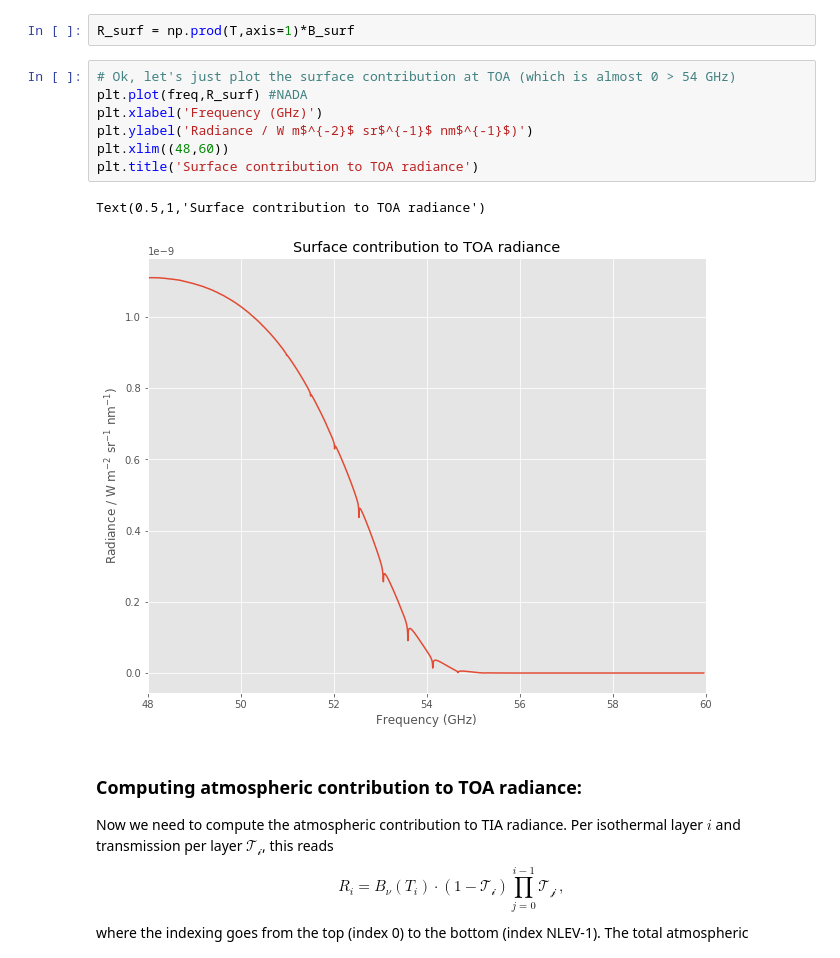
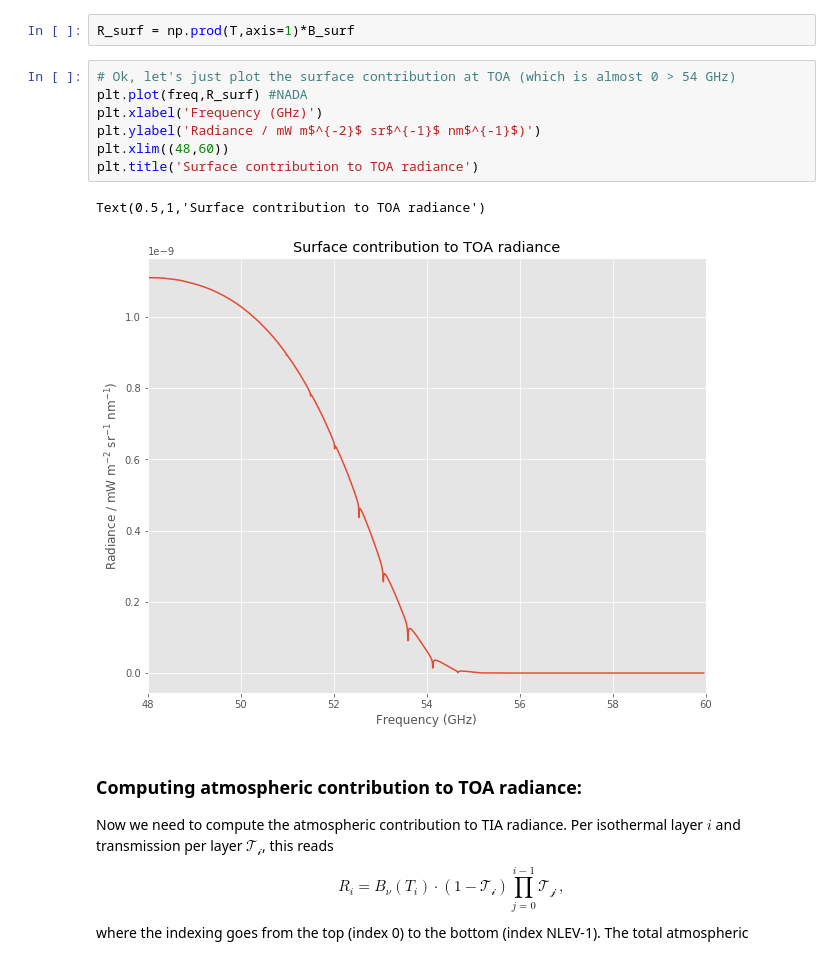
Before and after one commit to cfranken/ESE156, a Jupyter notebook: Week6/ESE156 - MSU Temperature sounding.ipynb, the cells around one changed output. Drawn from its saved outputs; the diff is of its cells as text.

```diff
--- a/Week6/ESE156 - MSU Temperature sounding.ipynb
+++ b/Week6/ESE156 - MSU Temperature sounding.ipynb
@@ -146,13 +146,13 @@ R_surf = np.prod(T,axis=1)*B_surf
 # %%
 # Ok, let's just plot the surface contribution at TOA (which is almost 0 > 54 GHz)
 plt.plot(freq,R_surf) #NADA
 plt.xlabel('Frequency (GHz)')
-plt.ylabel('Radiance / W m$^{-2}$ sr$^{-1}$ nm$^{-1}$)')
+plt.ylabel('Radiance / mW m$^{-2}$ sr$^{-1}$ nm$^{-1}$)')
 plt.xlim((48,60))
 plt.title('Surface contribution to TOA radiance')
 # %% [output]
 Text(0.5,1,'Surface contribution to TOA radiance')
-[figure, old version]
+[figure, new version]
 # %% [markdown]
 ### Computing atmospheric contribution to TOA radiance:
 Now we need to compute the atmospheric contribution to TIA radiance. Per isothermal layer $i$ and transmission per layer $\mathcal{T_i}$, this reads
```
Also changed, not shown: parts of 3 cells of this notebook, 1 other file.
